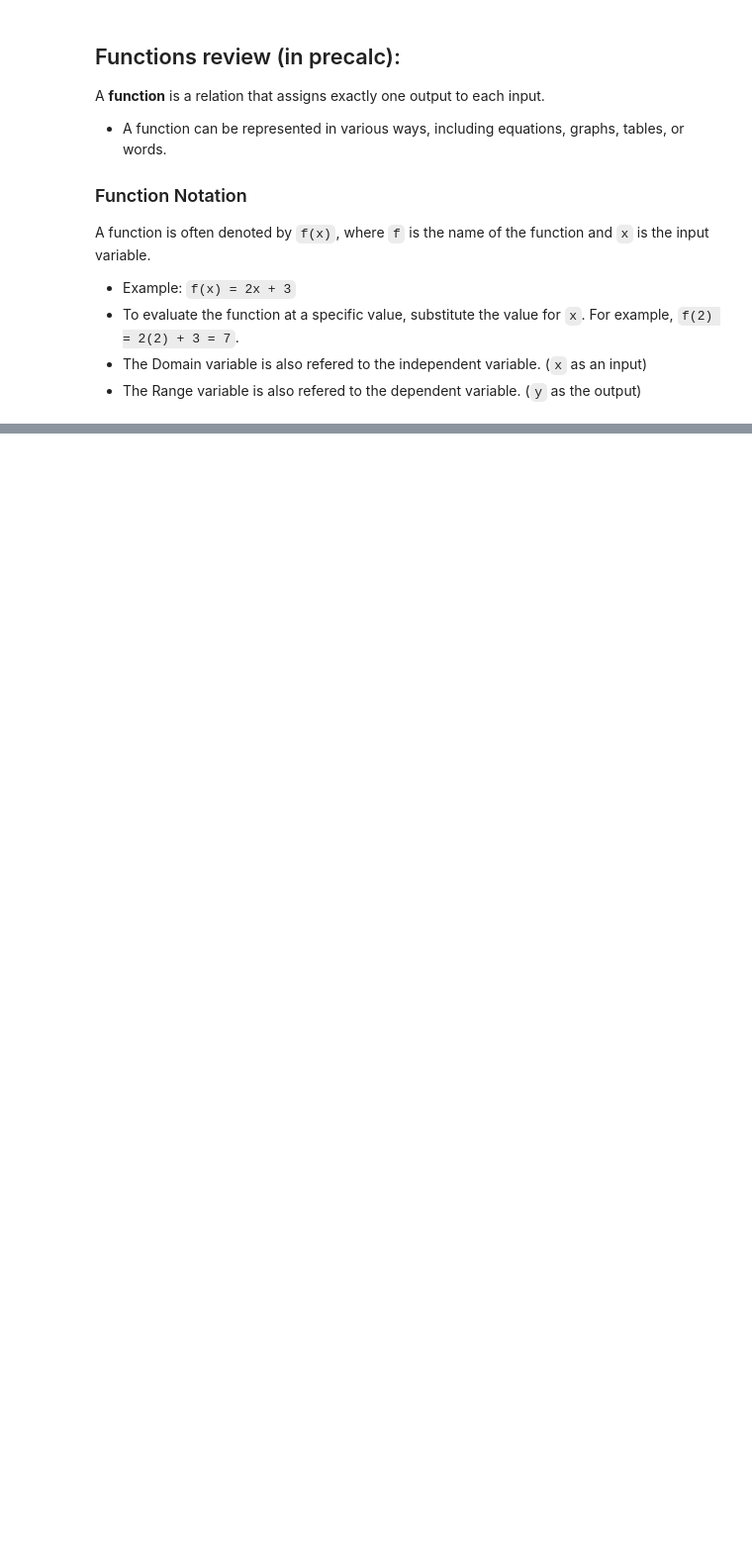
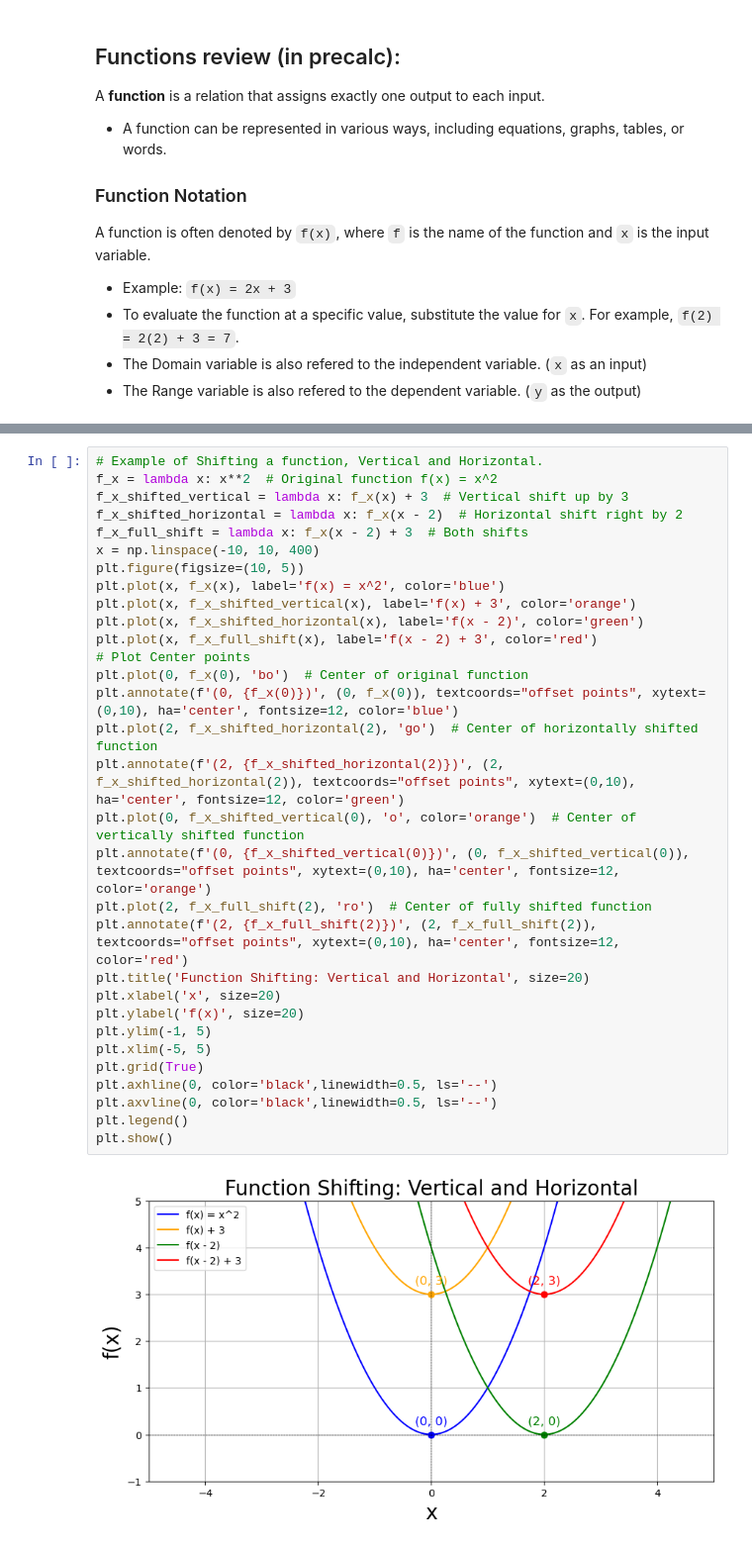
Before and after one commit to bravobryan/bravemath, a Jupyter notebook: bravemath/calc/precalc/precalc_notes.ipynb, the cells around one changed output, grey strips where cells are left out. Shown at 99% size. Cells and saved outputs as stored; diff of their text form; blank space fills up the shorter version.

```diff
--- a/bravemath/calc/precalc/precalc_notes.ipynb
+++ b/bravemath/calc/precalc/precalc_notes.ipynb
@@ -236,0 +244,33 @@ plt.show()
+# %%
+# Example of Shifting a function, Vertical and Horizontal.
+f_x = lambda x: x**2  # Original function f(x) = x^2
+f_x_shifted_vertical = lambda x: f_x(x) + 3  # Vertical shift up by 3
+f_x_shifted_horizontal = lambda x: f_x(x - 2)  # Horizontal shift right by 2
+f_x_full_shift = lambda x: f_x(x - 2) + 3  # Both shifts
+x = np.linspace(-10, 10, 400)
+plt.figure(figsize=(10, 5))
+plt.plot(x, f_x(x), label='f(x) = x^2', color='blue')
+plt.plot(x, f_x_shifted_vertical(x), label='f(x) + 3', color='orange')
+plt.plot(x, f_x_shifted_horizontal(x), label='f(x - 2)', color='green')
+plt.plot(x, f_x_full_shift(x), label='f(x - 2) + 3', color='red')
+# Plot Center points
+plt.plot(0, f_x(0), 'bo')  # Center of original function
+plt.annotate(f'(0, {f_x(0)})', (0, f_x(0)), textcoords="offset points", xytext=(0,10), ha='center', fontsize=12, color='blue')
+plt.plot(2, f_x_shifted_horizontal(2), 'go')  # Center of horizontally shifted function
+plt.annotate(f'(2, {f_x_shifted_horizontal(2)})', (2, f_x_shifted_horizontal(2)), textcoords="offset points", xytext=(0,10), ha='center', fontsize=12, color='green')
+plt.plot(0, f_x_shifted_vertical(0), 'o', color='orange')  # Center of vertically shifted function
+plt.annotate(f'(0, {f_x_shifted_vertical(0)})', (0, f_x_shifted_vertical(0)), textcoords="offset points", xytext=(0,10), ha='center', fontsize=12, color='orange')
+plt.plot(2, f_x_full_shift(2), 'ro')  # Center of fully shifted function
+plt.annotate(f'(2, {f_x_full_shift(2)})', (2, f_x_full_shift(2)), textcoords="offset points", xytext=(0,10), ha='center', fontsize=12, color='red')
+plt.title('Function Shifting: Vertical and Horizontal', size=20)
+plt.xlabel('x', size=20)
+plt.ylabel('f(x)', size=20)
+plt.ylim(-1, 5)
+plt.xlim(-5, 5)
+plt.grid(True)
+plt.axhline(0, color='black',linewidth=0.5, ls='--')
+plt.axvline(0, color='black',linewidth=0.5, ls='--')
+plt.legend()
+plt.show()
+# %% [output]
+[figure, added]
```
Also changed, not shown: parts of 4 cells of this notebook.
